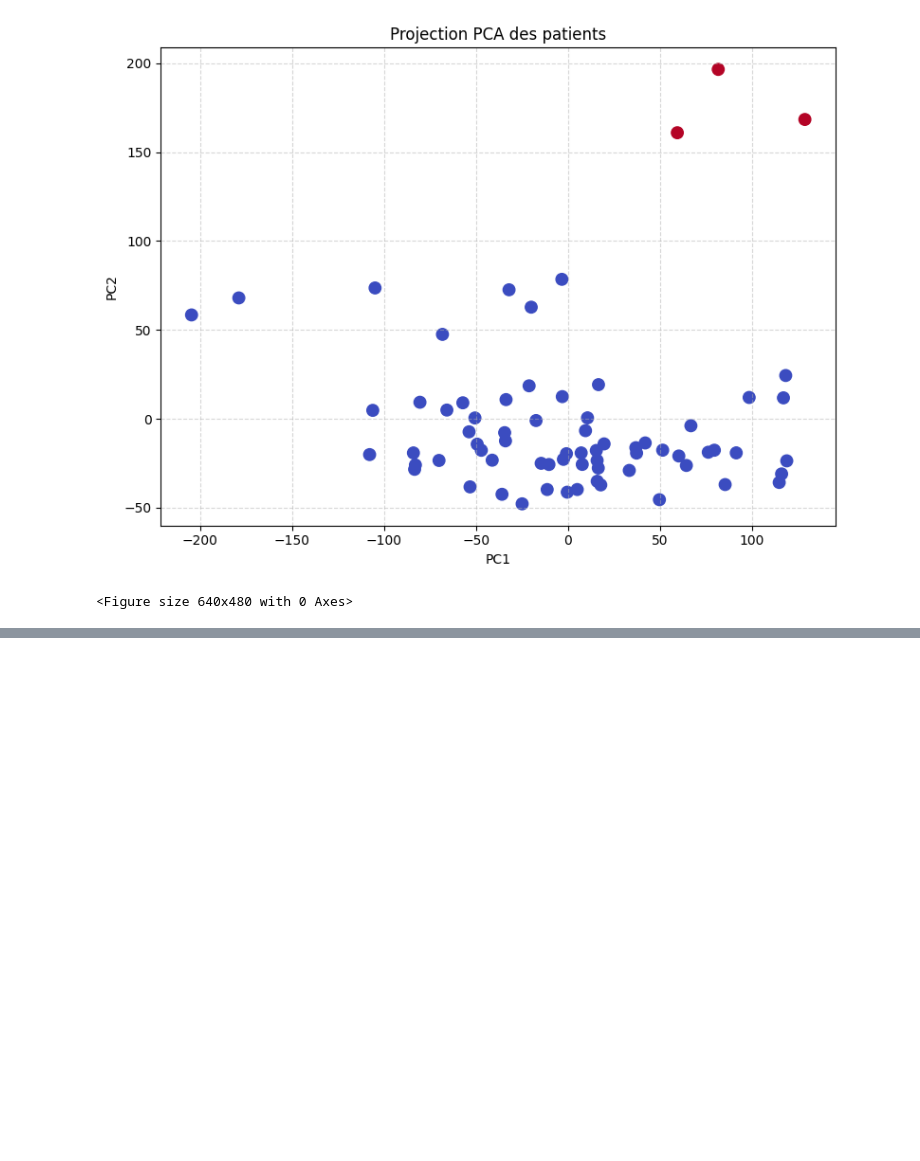
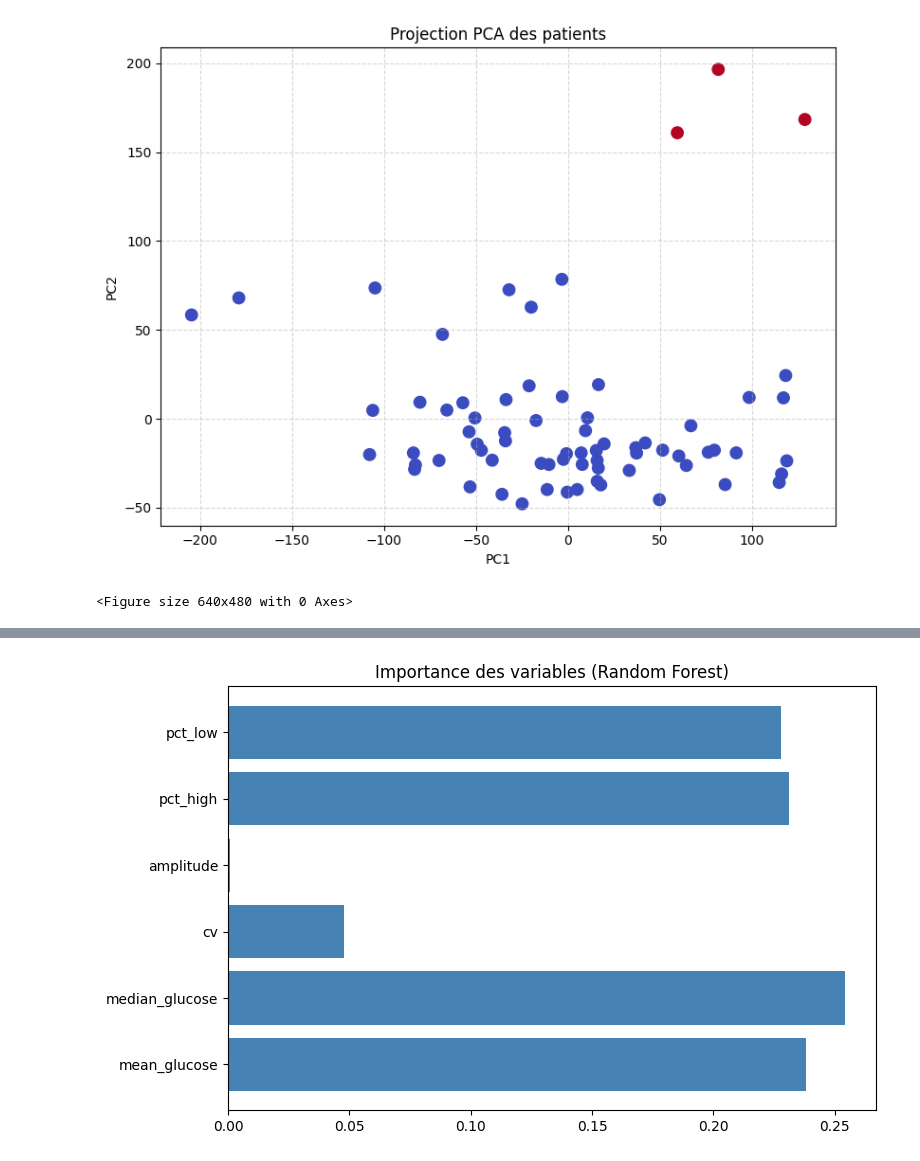
Before and after one commit to John-dotcom-cyber/glycemic-forecasting-study, a Jupyter notebook: images_rapport.ipynb, the cells around one changed output, grey strips where cells are left out. Drawn from its saved outputs; the diff is of its cells as text; code cells hidden in the pictures; blank space fills up the shorter version.

```diff
--- a/images_rapport.ipynb
+++ b/images_rapport.ipynb
@@ -215,0 +236,32 @@ plt.savefig("pca.png", dpi=300)
+# %%
+from sklearn.linear_model import LogisticRegression
+from sklearn.ensemble import RandomForestClassifier
+from xgboost import XGBClassifier
+
+models = {
+    "Logistic Regression": LogisticRegression(max_iter=1000),
+    "Random Forest": RandomForestClassifier(n_estimators=300, random_state=42),
+    "XGBoost": XGBClassifier(
+        n_estimators=300, learning_rate=0.05, max_depth=3, subsample=0.8
+    )
+}
+
+results = {}
+# %%
+from imblearn.over_sampling import SMOTE
+from sklearn.model_selection import train_test_split
+
+X = df_features.drop(columns=["severe"])
+y = df_features["severe"]
+
+# Rééquilibrage
+smote = SMOTE(random_state=42,k_neighbors=1)
+X_resampled, y_resampled = smote.fit_resample(X, y)
+
+print("Avant SMOTE :", y.value_counts())
+print("Après SMOTE :", y_resampled.value_counts())
+
+# Nouveau split
+X_train, X_test, y_train, y_test = train_test_split(
+    X_resampled, y_resampled, test_size=0.2, random_state=42, stratify=y_resampled
+)
@@ -215,0 +328,14 @@ plt.savefig("pca.png", dpi=300)
+# %%
+import numpy as np
+
+rf = models["Random Forest"]
+importances = rf.feature_importances_
+
+plt.figure(figsize=(8, 5))
+plt.barh(X.columns, importances, color="steelblue")
+plt.title("Importance des variables (Random Forest)")
+plt.tight_layout()
+plt.savefig("feature_importance.png", dpi=300)
+plt.show()
+# %% [output]
+[figure, added]
```
Also changed, not shown: parts of 6 cells of this notebook, 15 other files.
